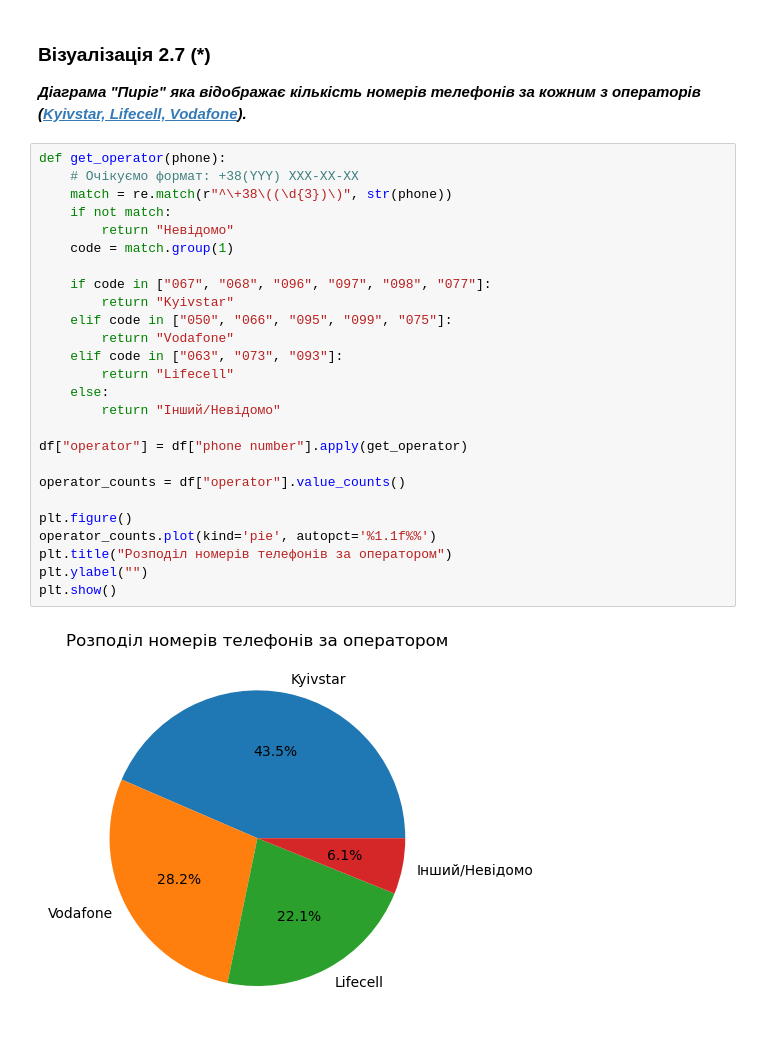
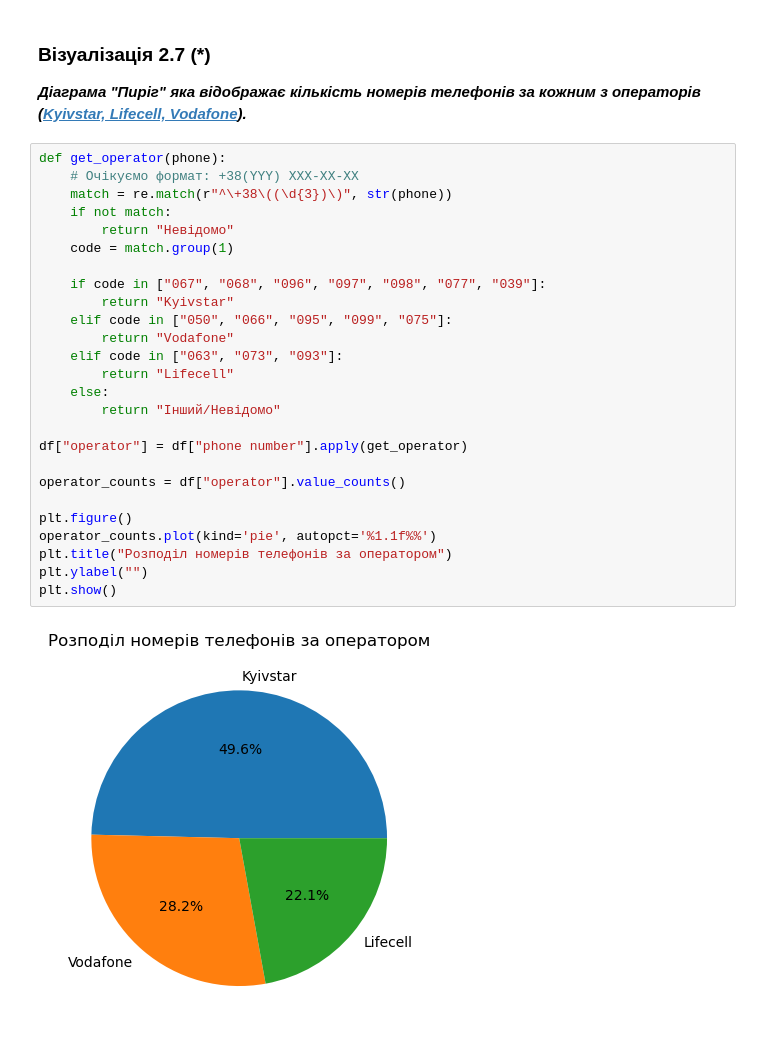
Before and after one commit to kshchuk/uni, a Jupyter notebook: 8-sem/MIS/Lab-2.ipynb, the cells around one changed output. Saved outputs shown, nothing was run; the diff lists cells and outputs as text.

```diff
--- a/8-sem/MIS/Lab-2.ipynb
+++ b/8-sem/MIS/Lab-2.ipynb
@@ -433,28 +434,28 @@ _**Діаграма "Пиріг" яка відображає кількість
 # %%
 def get_operator(phone):
     # Очікуємо формат: +38(YYY) XXX-XX-XX
     match = re.match(r"^\+38\((\d{3})\)", str(phone))
     if not match:
         return "Невідомо"
     code = match.group(1)
 
-    if code in ["067", "068", "096", "097", "098", "077"]:
+    if code in ["067", "068", "096", "097", "098", "077", "039"]:
         return "Kyivstar"
     elif code in ["050", "066", "095", "099", "075"]:
         return "Vodafone"
     elif code in ["063", "073", "093"]:
         return "Lifecell"
     else:
         return "Інший/Невідомо"
 
 df["operator"] = df["phone number"].apply(get_operator)
 
 operator_counts = df["operator"].value_counts()
 
 plt.figure()
 operator_counts.plot(kind='pie', autopct='%1.1f%%')
 plt.title("Розподіл номерів телефонів за оператором")
 plt.ylabel("")
 plt.show()
 # %% [output]
-[figure, old version]
+[figure, new version]
```
Also changed, not shown: parts of 3 cells of this notebook, 7 other files.
